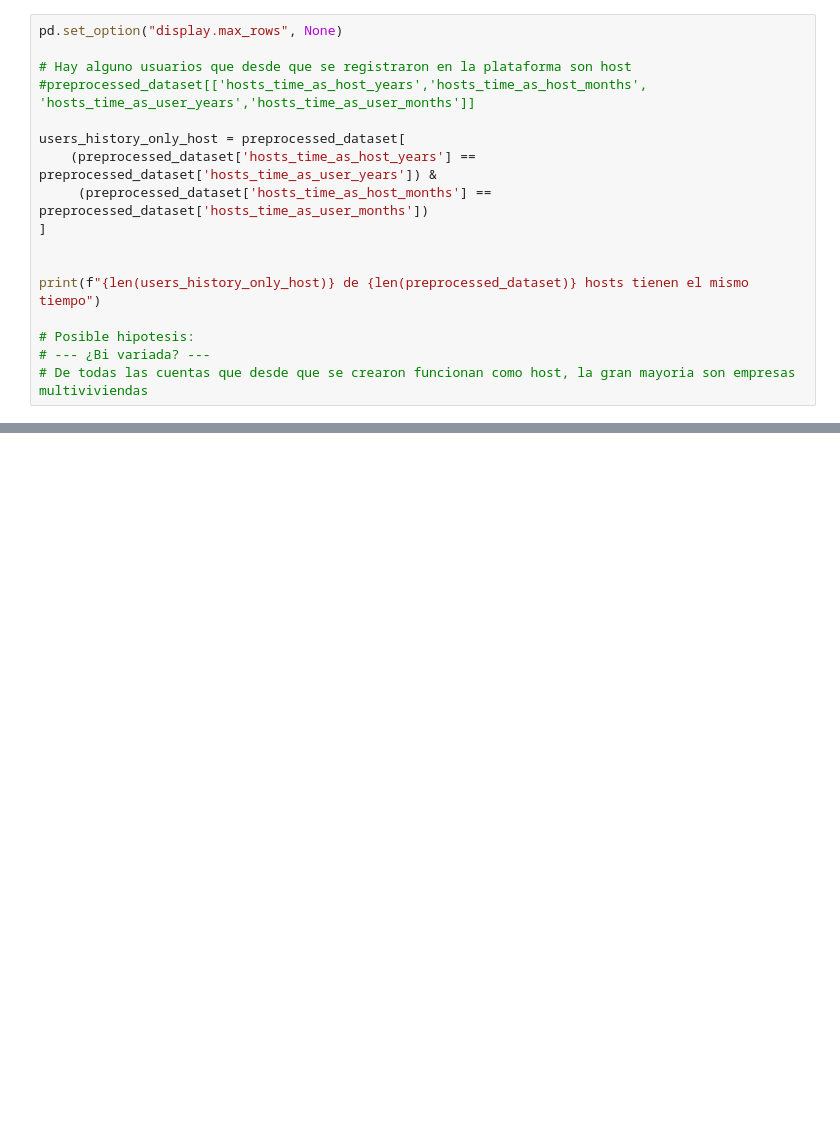
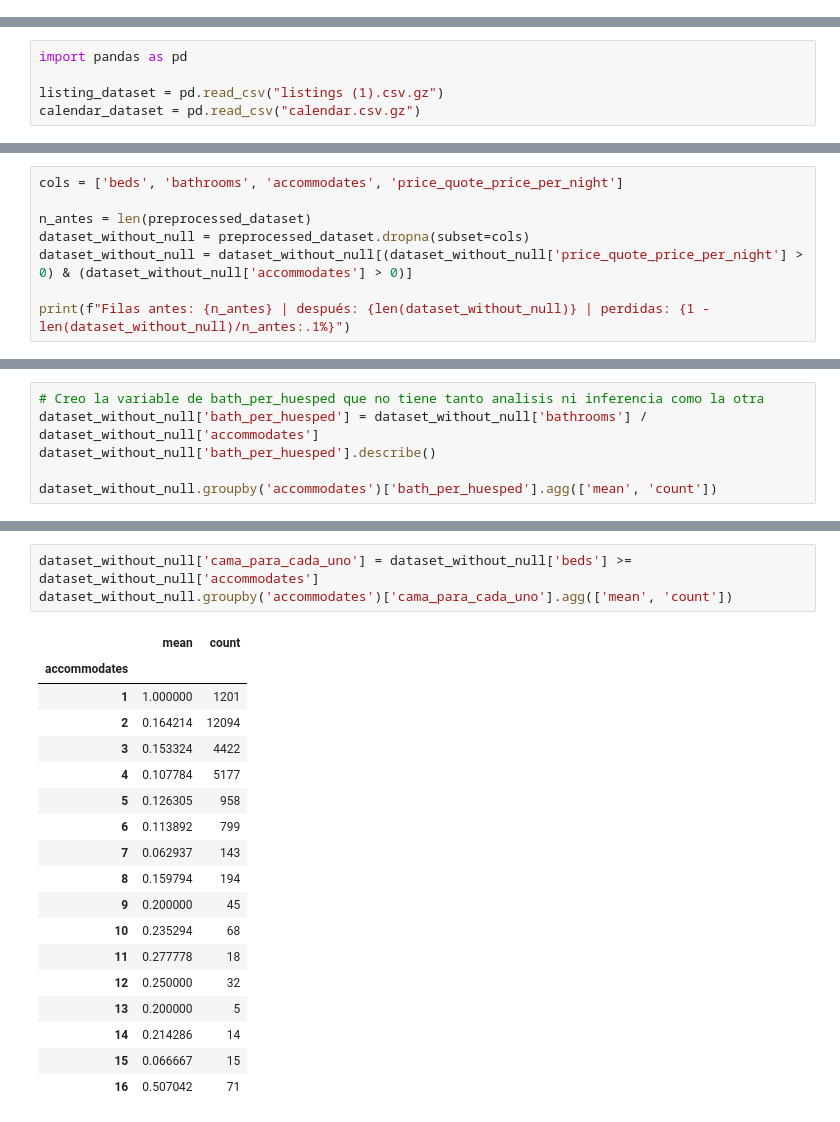
Before and after one commit to CanBugarini/TPE_CienciaDeDatos, a Jupyter notebook: prueba1.ipynb, the cells around one changed output, grey strips where cells are left out. Drawn from its saved outputs; the diff is of its cells as text; blank space fills up the shorter version.

Commit message:
Checkpoint del analisis de hipotesis multivarida

```diff
--- a/prueba1.ipynb
+++ b/prueba1.ipynb
@@ -35,17 +0,0 @@ preprocessed_dataset.info()
-# %%
-pd.set_option("display.max_rows", None)
-
-# Hay alguno usuarios que desde que se registraron en la plataforma son host
-#preprocessed_dataset[['hosts_time_as_host_years','hosts_time_as_host_months', 'hosts_time_as_user_years','hosts_time_as_user_months']]
-
-users_history_only_host = preprocessed_dataset[
-    (preprocessed_dataset['hosts_time_as_host_years'] == preprocessed_dataset['hosts_time_as_user_years']) &
-     (preprocessed_dataset['hosts_time_as_host_months'] == preprocessed_dataset['hosts_time_as_user_months'])
-]
-
-
-print(f"{len(users_history_only_host)} de {len(preprocessed_dataset)} hosts tienen el mismo tiempo")
-
-# Posible hipotesis:
-# --- ¿Bi variada? ---
-# De todas las cuentas que desde que se crearon funcionan como host, la gran mayoria son empresas multiviviendas
@@ -118,0 +7,5 @@ plt.show()
+# %%
+import pandas as pd
+
+listing_dataset = pd.read_csv("listings (1).csv.gz")
+calendar_dataset = pd.read_csv("calendar.csv.gz")
@@ -118,0 +90,8 @@ plt.show()
+# %%
+cols = ['beds', 'bathrooms', 'accommodates', 'price_quote_price_per_night']
+
+n_antes = len(preprocessed_dataset)
+dataset_without_null = preprocessed_dataset.dropna(subset=cols)
+dataset_without_null = dataset_without_null[(dataset_without_null['price_quote_price_per_night'] > 0) & (dataset_without_null['accommodates'] > 0)]
+
+print(f"Filas antes: {n_antes} | después: {len(dataset_without_null)} | perdidas: {1 - len(dataset_without_null)/n_antes:.1%}")
@@ -118,0 +117,6 @@ plt.show()
+# %%
+# Creo la variable de bath_per_huesped que no tiene tanto analisis ni inferencia como la otra
+dataset_without_null['bath_per_huesped'] = dataset_without_null['bathrooms'] / dataset_without_null['accommodates']
+dataset_without_null['bath_per_huesped'].describe()
+
+dataset_without_null.groupby('accommodates')['bath_per_huesped'].agg(['mean', 'count'])
@@ -118,0 +142,22 @@ plt.show()
+# %%
+dataset_without_null['cama_para_cada_uno'] = dataset_without_null['beds'] >= dataset_without_null['accommodates']
+dataset_without_null.groupby('accommodates')['cama_para_cada_uno'].agg(['mean', 'count'])
+# %% [output]
+|  | mean | count |
+| accommodates |  |  |
+| 1 | 1.000000 | 1201 |
+| 2 | 0.164214 | 12094 |
+| 3 | 0.153324 | 4422 |
+| 4 | 0.107784 | 5177 |
+| 5 | 0.126305 | 958 |
+| 6 | 0.113892 | 799 |
+| 7 | 0.062937 | 143 |
+| 8 | 0.159794 | 194 |
+| 9 | 0.200000 | 45 |
+| 10 | 0.235294 | 68 |
+| 11 | 0.277778 | 18 |
+| 12 | 0.250000 | 32 |
+| 13 | 0.200000 | 5 |
+| 14 | 0.214286 | 14 |
+| 15 | 0.066667 | 15 |
+| 16 | 0.507042 | 71 |
```
Also changed, not shown: parts of 35 cells of this notebook.
